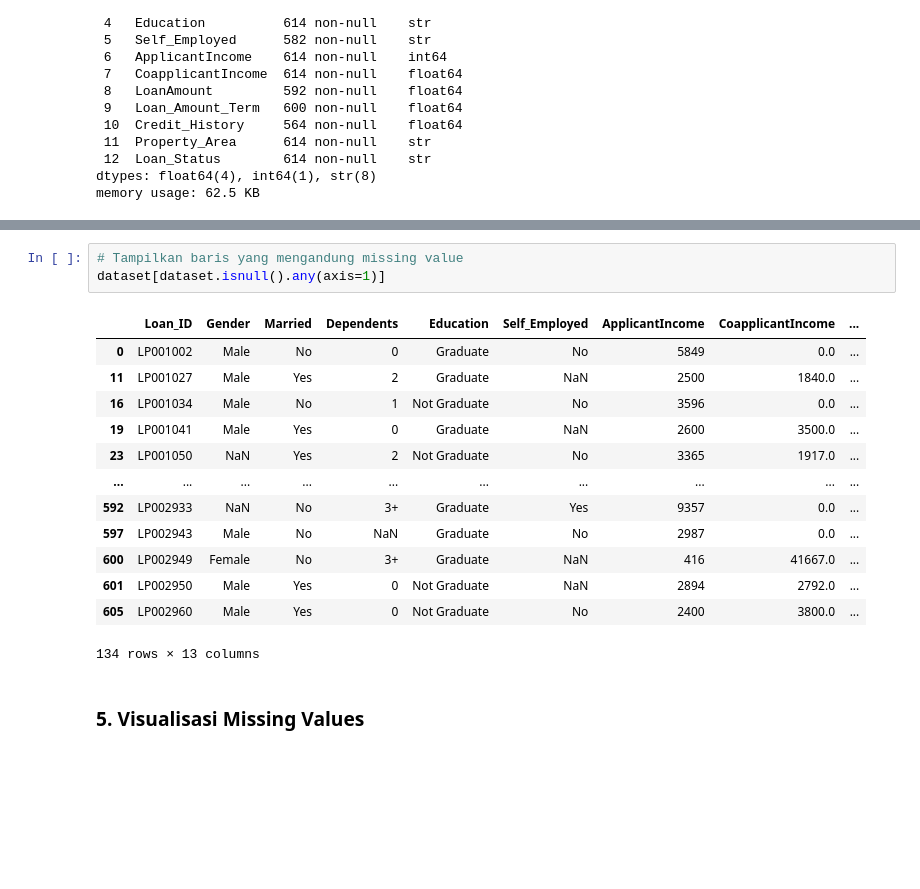
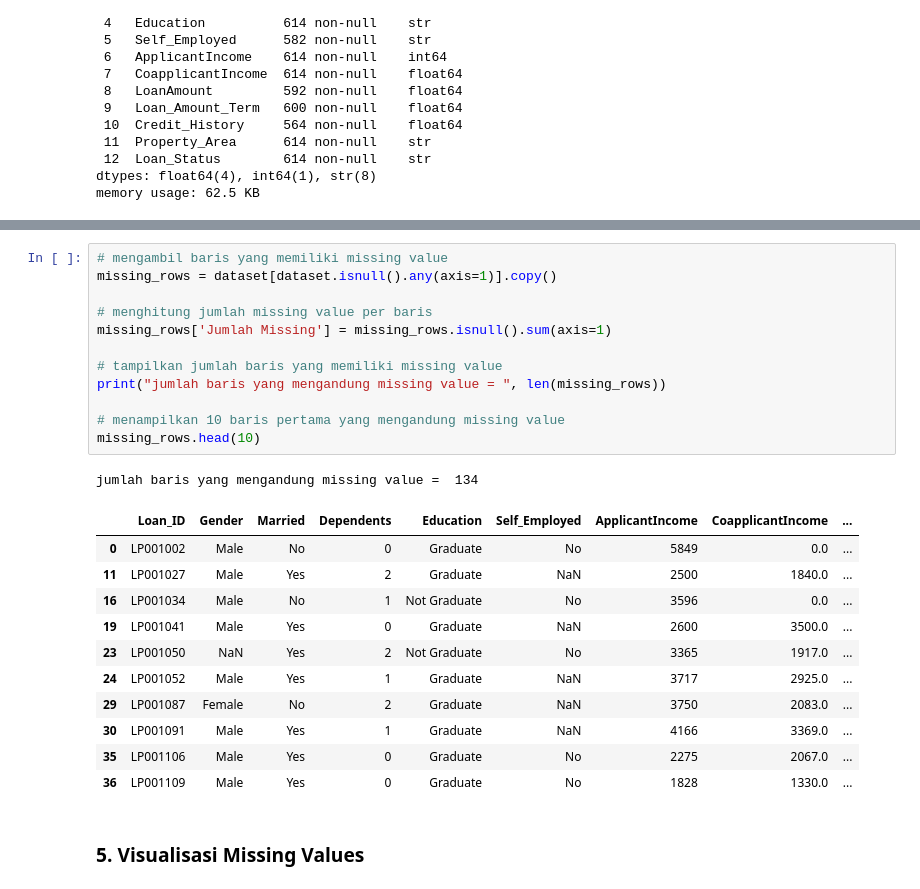
Before and after one commit to chilmi89/data-mining, a Jupyter notebook: praktek_missing_values.ipynb, the cells around one changed output, grey strips where cells are left out. Cells and saved outputs as stored; diff of their text form; blank space fills up the shorter version.

```diff
--- a/praktek_missing_values.ipynb
+++ b/praktek_missing_values.ipynb
@@ -65,20 +135,28 @@ missing_df[missing_df['Jumlah Missing'] > 0]
 # %%
-# Tampilkan baris yang mengandung missing value
-dataset[dataset.isnull().any(axis=1)]
+# mengambil baris yang memiliki missing value
+missing_rows = dataset[dataset.isnull().any(axis=1)].copy()
+
+# menghitung jumlah missing value per baris
+missing_rows['Jumlah Missing'] = missing_rows.isnull().sum(axis=1)
+
+# tampilkan jumlah baris yang memiliki missing value
+print("jumlah baris yang mengandung missing value = ", len(missing_rows))
+
+# menampilkan 10 baris pertama yang mengandung missing value
+missing_rows.head(10)
 # %% [output]
+jumlah baris yang mengandung missing value =  134
 |  | Loan_ID | Gender | Married | Dependents | Education | Self_Employed | ApplicantIncome | CoapplicantIncome | ... |
 | 0 | LP001002 | Male | No | 0 | Graduate | No | 5849 | 0.0 | ... |
 | 11 | LP001027 | Male | Yes | 2 | Graduate | NaN | 2500 | 1840.0 | ... |
 | 16 | LP001034 | Male | No | 1 | Not Graduate | No | 3596 | 0.0 | ... |
 | 19 | LP001041 | Male | Yes | 0 | Graduate | NaN | 2600 | 3500.0 | ... |
 | 23 | LP001050 | NaN | Yes | 2 | Not Graduate | No | 3365 | 1917.0 | ... |
-| ... | ... | ... | ... | ... | ... | ... | ... | ... | ... |
-| 592 | LP002933 | NaN | No | 3+ | Graduate | Yes | 9357 | 0.0 | ... |
-| 597 | LP002943 | Male | No | NaN | Graduate | No | 2987 | 0.0 | ... |
-| 600 | LP002949 | Female | No | 3+ | Graduate | NaN | 416 | 41667.0 | ... |
-| 601 | LP002950 | Male | Yes | 0 | Not Graduate | NaN | 2894 | 2792.0 | ... |
-| 605 | LP002960 | Male | Yes | 0 | Not Graduate | No | 2400 | 3800.0 | ... |
+| 24 | LP001052 | Male | Yes | 1 | Graduate | NaN | 3717 | 2925.0 | ... |
+| 29 | LP001087 | Female | No | 2 | Graduate | NaN | 3750 | 2083.0 | ... |
+| 30 | LP001091 | Male | Yes | 1 | Graduate | NaN | 4166 | 3369.0 | ... |
+| 35 | LP001106 | Male | Yes | 0 | Graduate | No | 2275 | 2067.0 | ... |
+| 36 | LP001109 | Male | Yes | 0 | Graduate | No | 1828 | 1330.0 | ... |
-134 rows × 13 columns
 # %% [markdown]
 ### 5. Visualisasi Missing Values
 # %%
```
Also changed, not shown: parts of 59 cells of this notebook, 1 other file.
